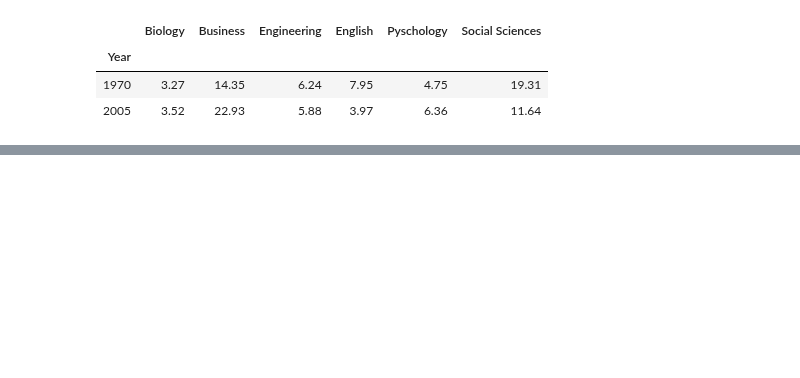
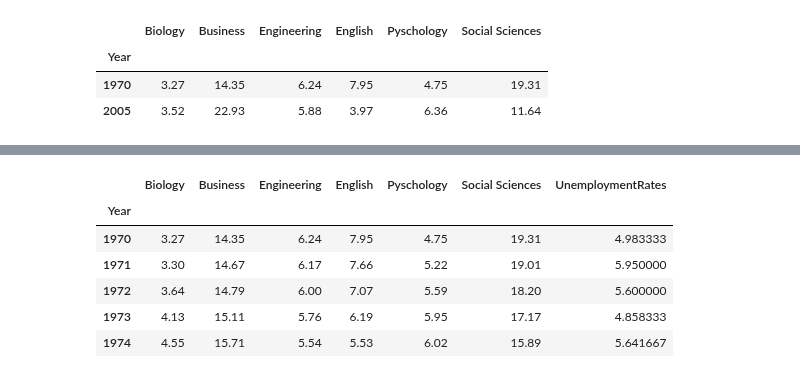
Before and after one commit to COGS108/group027, a Jupyter notebook: FinalProject.ipynb, the cells around one changed output, grey strips where cells are left out. Saved outputs shown, nothing was run; the diff lists cells and outputs as text; code cells hidden in the pictures; blank space fills up the shorter version.

```diff
--- a/FinalProject.ipynb
+++ b/FinalProject.ipynb
@@ -437,0 +422,13 @@ scatter_matrix = scatter_matrix( six_majors, figsize  = [13, 13], )
+# %%
+df_matrix
+df_UnemploymentRates['Mean'].values
+df_matrix = df_matrix.assign(UnemploymentRates = df_UnemploymentRates['Mean'].values)
+df_matrix.head()
+# %% [output]
+|  | Biology | Business | Engineering | English | Pyschology | Social Sciences | UnemploymentRates |
+| Year |  |  |  |  |  |  |  |
+| 1970 | 3.27 | 14.35 | 6.24 | 7.95 | 4.75 | 19.31 | 4.983333 |
+| 1971 | 3.30 | 14.67 | 6.17 | 7.66 | 5.22 | 19.01 | 5.950000 |
+| 1972 | 3.64 | 14.79 | 6.00 | 7.07 | 5.59 | 18.20 | 5.600000 |
+| 1973 | 4.13 | 15.11 | 5.76 | 6.19 | 5.95 | 17.17 | 4.858333 |
+| 1974 | 4.55 | 15.71 | 5.54 | 5.53 | 6.02 | 15.89 | 5.641667 |
```
Also changed, not shown: parts of 10 cells of this notebook.
